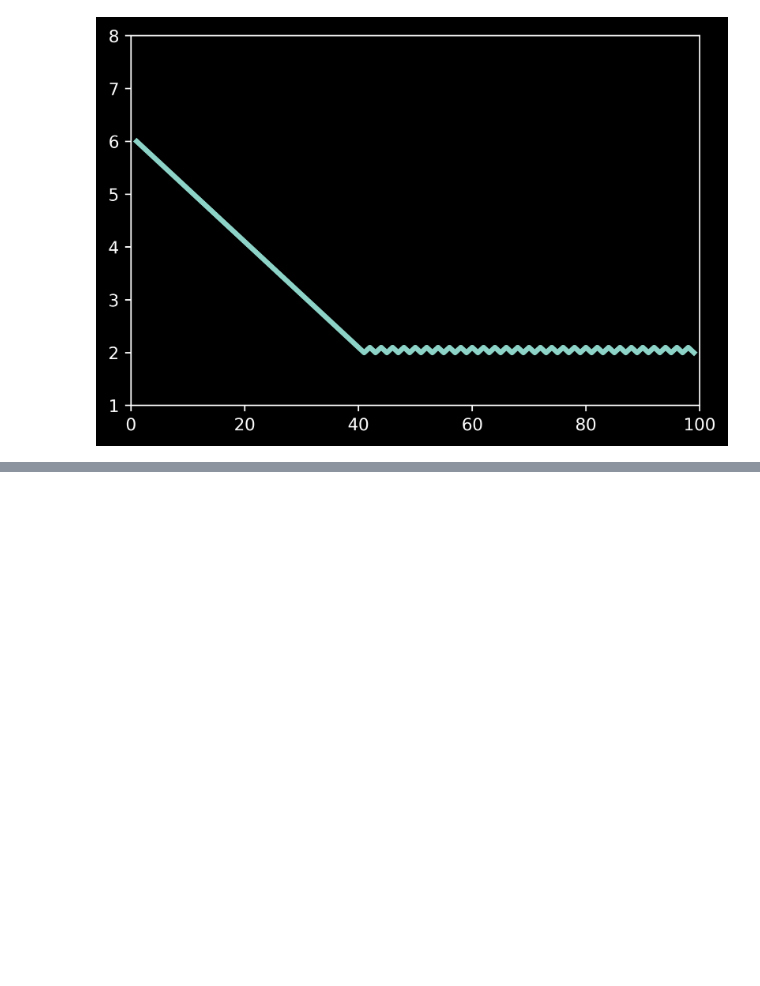
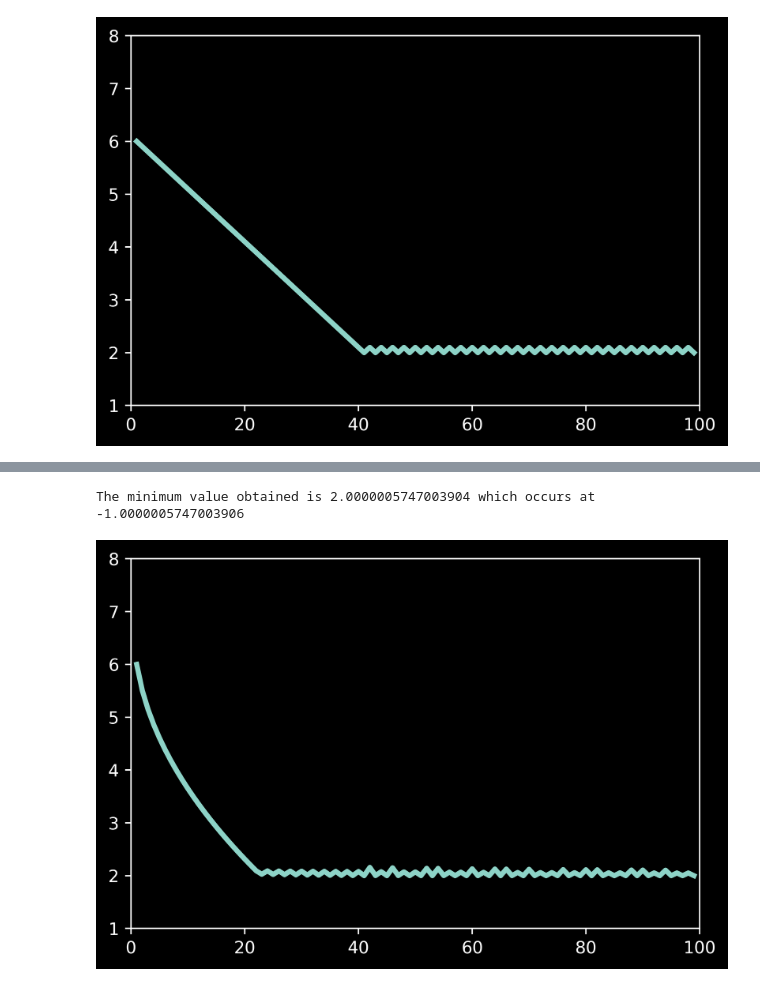
Before and after one commit to cmaspi/subgradient_method, a Jupyter notebook: code/step_illustration.ipynb, the cells around one changed output, grey strips where cells are left out. Saved outputs shown, nothing was run; the diff lists cells and outputs as text; code cells hidden in the pictures; blank space fills up the shorter version.

```diff
--- a/code/step_illustration.ipynb
+++ b/code/step_illustration.ipynb
@@ -149,0 +217,54 @@ anim.save('../results/Constant_step_length.mp4', writer = 'ffmpeg', fps = 30)
+# %%
+def train(initial_guess, epochs: int):
+    lr = 1
+    x = initial_guess
+    vals = []
+    minval = 1e9
+    xcord = None
+    vals.append(f((f1,f2,f3,f4,f5),x))
+    if vals[-1]<minval:
+        minval = vals[-1]
+        xcord = x
+    for epoch in range(epochs):
+        x -= np.sign(subgrad((f1,f2,f3,f4,f5),x)) * lr / (2 * np.sqrt((epoch+1)))
+        vals.append(f((f1,f2,f3,f4,f5),x))
+        if vals[-1]<minval:
+            minval = vals[-1]
+            xcord = x
+    return minval, xcord, vals
+
+epochs = 100
+minval, xcord, vals = train(-5,epochs)
+print(f'The minimum value obtained is {minval} which occurs at {xcord}')
+# %% [output]
+The minimum value obtained is 2.0000005747003904 which occurs at -1.0000005747003906
+# %%
+# initializing a figure in
+# which the graph will be plotted
+fig = plt.figure(dpi=500)
+
+# marking the x-axis and y-axis
+axis = plt.axes(xlim =(0, n_epochs),
+                ylim =(1, 8))
+
+# initializing a line variable
+line, = axis.plot([], [], lw = 3)
+
+# data which the line will
+# contain (x, y)
+def init():
+    line.set_data([], [])
+    return line,
+
+def animate(i):
+    global vals
+    x = np.arange(1,i+1)
+    y = vals[:i]
+    line.set_data(x, y)
+    return line,
+
+anim = FuncAnimation(fig, animate, init_func = init,
+                     frames = n_epochs, interval = 20)
+anim.save('../results/non_summable_diminishing.mp4', writer = 'ffmpeg', fps = 30)
+# %% [output]
+[figure, added]
```
Also changed, not shown: parts of 10 cells of this notebook, 9 other files.
